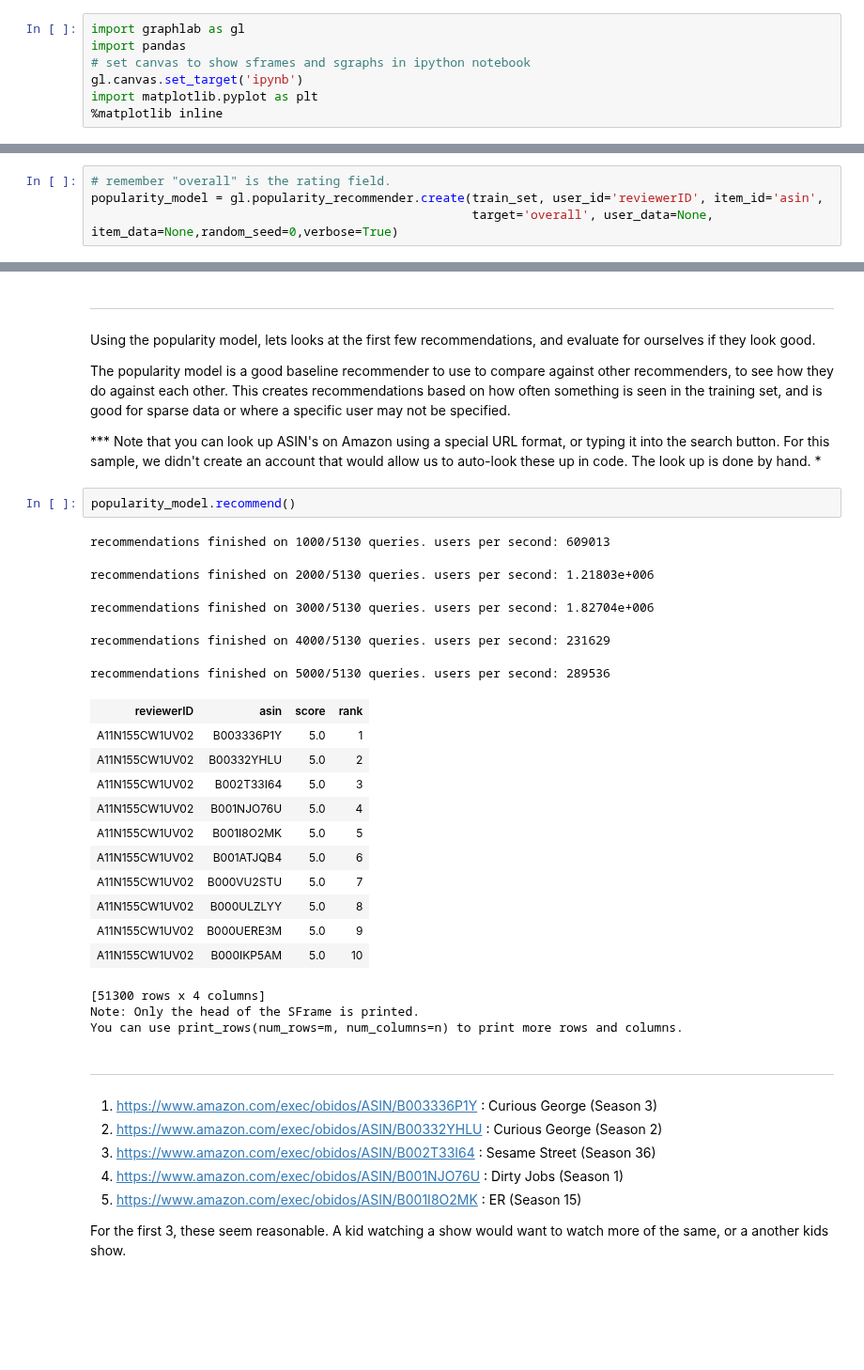
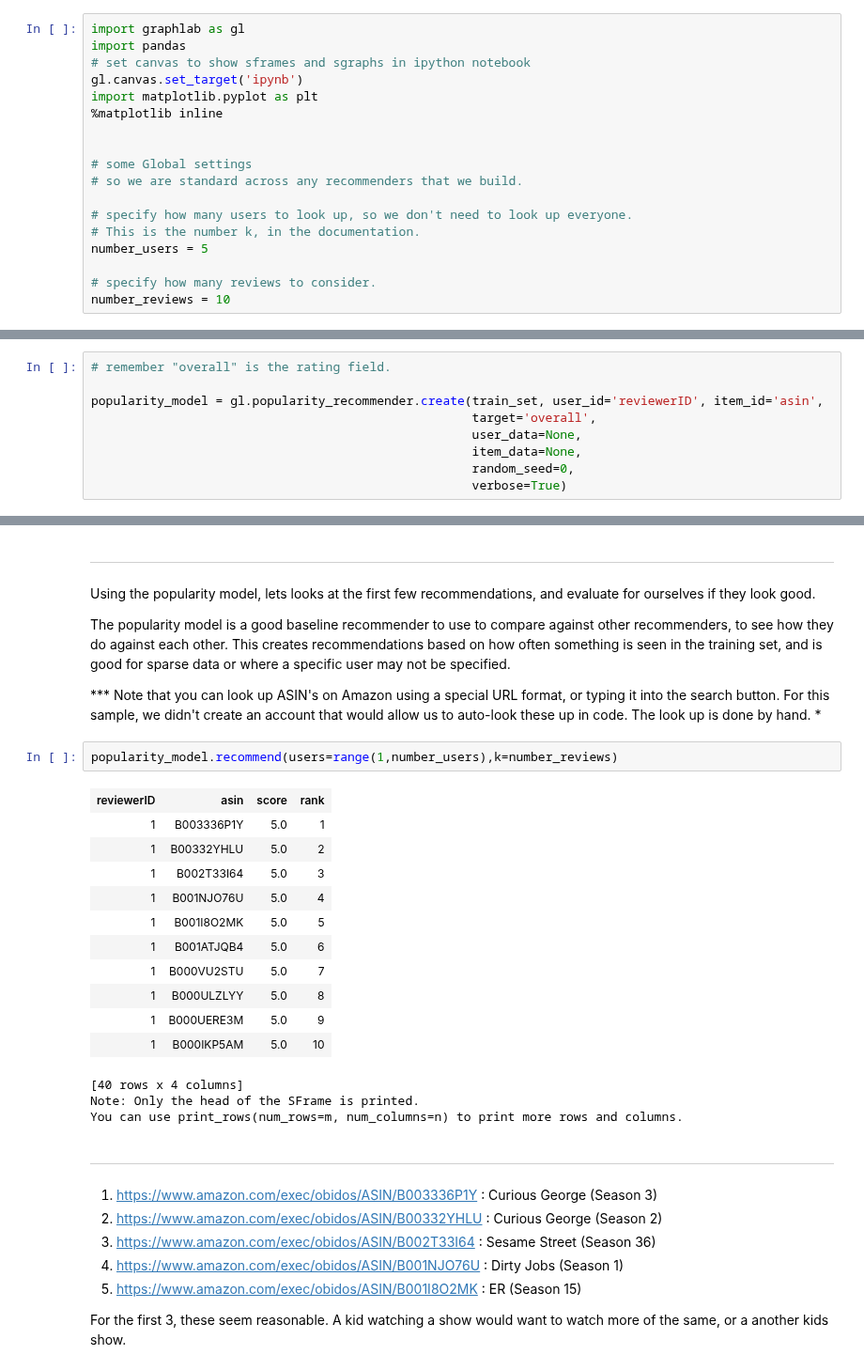
Before and after one commit to RahnL/DataScience-SMU, a Jupyter notebook: DataMining/Recommender System Sample.ipynb, the cells around one changed output, grey strips where cells are left out. Shown at 94% size. Cells and saved outputs as stored; diff of their text form; blank space fills up the shorter version.

Commit message:
Update text
Started updating some of the text.
Made some minor code changes for global variables and the like.

```diff
--- a/DataMining/Recommender System Sample.ipynb
+++ b/DataMining/Recommender System Sample.ipynb
@@ -40,6 +40,17 @@ import pandas
 gl.canvas.set_target('ipynb')
 import matplotlib.pyplot as plt
 %matplotlib inline
+
+
+# some Global settings
+# so we are standard across any recommenders that we build.
+
+# specify how many users to look up, so we don't need to look up everyone.
+# This is the number k, in the documentation.
+number_users = 5
+
+# specify how many reviews to consider.
+number_reviews = 10
 # %%
 # Load the data.  It's already been downloaded from the site listed above
 # amazonfile = 'C:/Users/trogers/Documents/GitHub/DataScience-SMU/DataMining/data/Amazon_Instant_Video_5.json'
@@ -175,8 +181,13 @@ We randomly split our data into a training (80%) and test (20%) sets.
 First, we'll create a popularity model, which is based just off the ratings field in the file.
 # %%
 # remember "overall" is the rating field.
+
 popularity_model = gl.popularity_recommender.create(train_set, user_id='reviewerID', item_id='asin',
-                                                    target='overall', user_data=None, item_data=None,random_seed=0,verbose=True)
+                                                    target='overall',
+                                                    user_data=None,
+                                                    item_data=None,
+                                                    random_seed=0,
+                                                    verbose=True)
 # %% [output]
 Recsys training: model = popularity
 Warning: Ignoring columns helpful, reviewText, reviewTime, reviewerName, summary, unixReviewTime;
@@ -193,28 +204,23 @@ The popularity model is a good baseline recommender to use to compare against ot
 
 
 *** Note that you can look up ASIN's on Amazon using a special URL format, or typing it into the search button.  For this sample, we didn't create an account that would allow us to auto-look these up in code.  The look up is done by hand. *
-# %%
-popularity_model.recommend()
-# %% [output]
-recommendations finished on 1000/5130 queries. users per second: 609013
-recommendations finished on 2000/5130 queries. users per second: 1.21803e+006
-recommendations finished on 3000/5130 queries. users per second: 1.82704e+006
-recommendations finished on 4000/5130 queries. users per second: 231629
-recommendations finished on 5000/5130 queries. users per second: 289536
-| reviewerID | asin | score | rank |
-| A11N155CW1UV02 | B003336P1Y | 5.0 | 1 |
-| A11N155CW1UV02 | B00332YHLU | 5.0 | 2 |
-| A11N155CW1UV02 | B002T33I64 | 5.0 | 3 |
-| A11N155CW1UV02 | B001NJO76U | 5.0 | 4 |
-| A11N155CW1UV02 | B001I8O2MK | 5.0 | 5 |
-| A11N155CW1UV02 | B001ATJQB4 | 5.0 | 6 |
-| A11N155CW1UV02 | B000VU2STU | 5.0 | 7 |
-| A11N155CW1UV02 | B000ULZLYY | 5.0 | 8 |
-| A11N155CW1UV02 | B000UERE3M | 5.0 | 9 |
-| A11N155CW1UV02 | B000IKP5AM | 5.0 | 10 |
-[51300 rows x 4 columns]
-Note: Only the head of the SFrame is printed.
-You can use print_rows(num_rows=m, num_columns=n) to print more rows and columns.
+# %%
+popularity_model.recommend(users=range(1,number_users),k=number_reviews)
+# %% [output]
+| reviewerID | asin | score | rank |
+| 1 | B003336P1Y | 5.0 | 1 |
+| 1 | B00332YHLU | 5.0 | 2 |
+| 1 | B002T33I64 | 5.0 | 3 |
+| 1 | B001NJO76U | 5.0 | 4 |
+| 1 | B001I8O2MK | 5.0 | 5 |
+| 1 | B001ATJQB4 | 5.0 | 6 |
+| 1 | B000VU2STU | 5.0 | 7 |
+| 1 | B000ULZLYY | 5.0 | 8 |
+| 1 | B000UERE3M | 5.0 | 9 |
+| 1 | B000IKP5AM | 5.0 | 10 |
+[40 rows x 4 columns]
+Note: Only the head of the SFrame is printed.
+You can use print_rows(num_rows=m, num_columns=n) to print more rows and columns.
 # %% [markdown]
 ---
 
```
Also changed, not shown: parts of 17 cells of this notebook.
